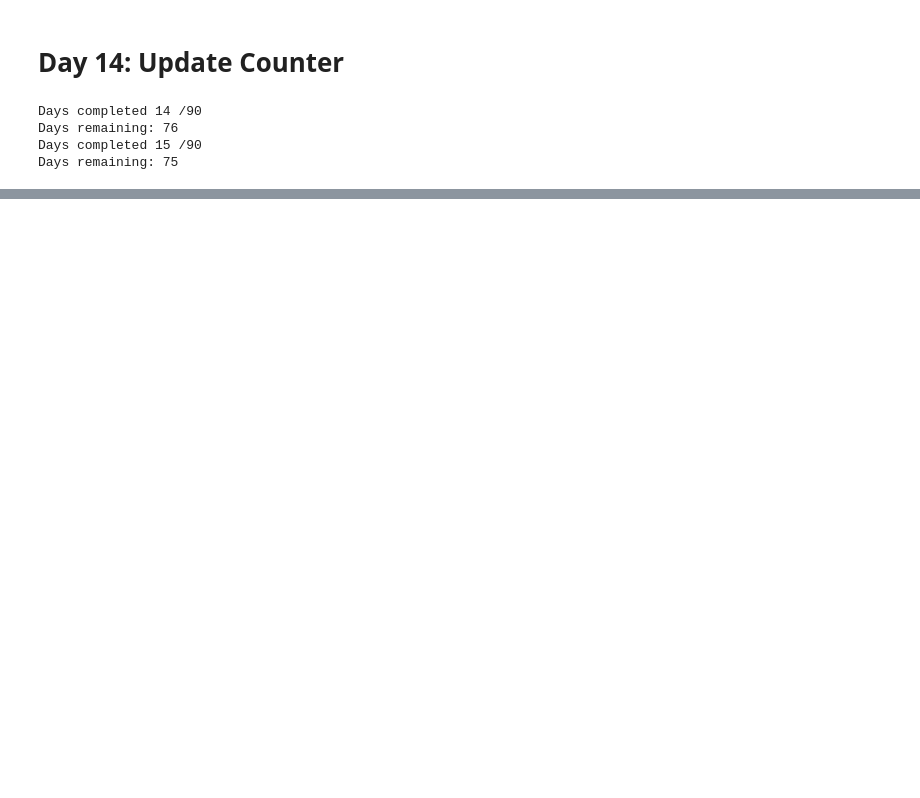
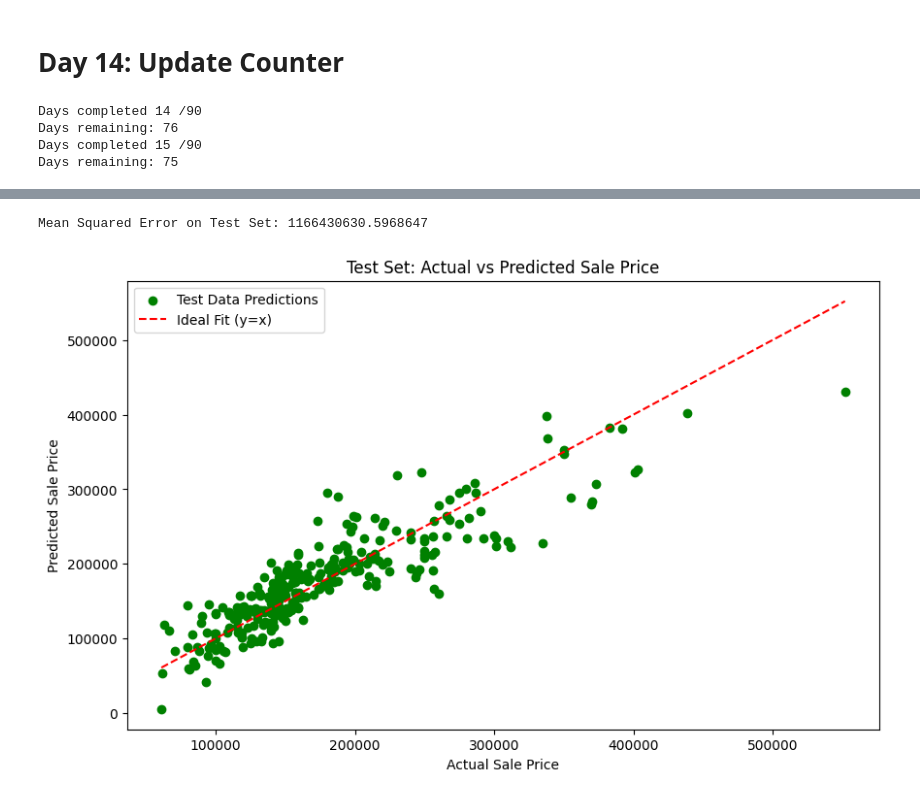
Before and after one commit to hackingbandy/coding_challenge, a Jupyter notebook: main.ipynb, the cells around one changed output, grey strips where cells are left out. Cells and saved outputs as stored; diff of their text form; code cells hidden in the pictures; blank space fills up the shorter version.

```diff
--- a/main.ipynb
+++ b/main.ipynb
@@ -208,0 +322,20 @@ Days remaining: 75
+# %%
+# Step 3: Test the model using the test set
+y_test_pred = model.predict(X_test)
+
+# Calculate the Mean Squared Error (MSE) on the test set
+mse_test = mean_squared_error(y_test, y_test_pred)
+print(f"Mean Squared Error on Test Set: {mse_test}")
+
+# Step 4: Plot the actual vs predicted values for the test set
+plt.figure(figsize=(10, 6))
+plt.scatter(y_test, y_test_pred, color='green', label='Test Data Predictions')
+plt.plot([min(y_test), max(y_test)], [min(y_test), max(y_test)], color='red', linestyle='--', label="Ideal Fit (y=x)")
+plt.xlabel('Actual Sale Price')
+plt.ylabel('Predicted Sale Price')
+plt.title('Test Set: Actual vs Predicted Sale Price')
+plt.legend()
+plt.show()
+# %% [output]
+Mean Squared Error on Test Set: 1166430630.5968647
+[figure, added]
```
Also changed, not shown: parts of 10 cells of this notebook.
